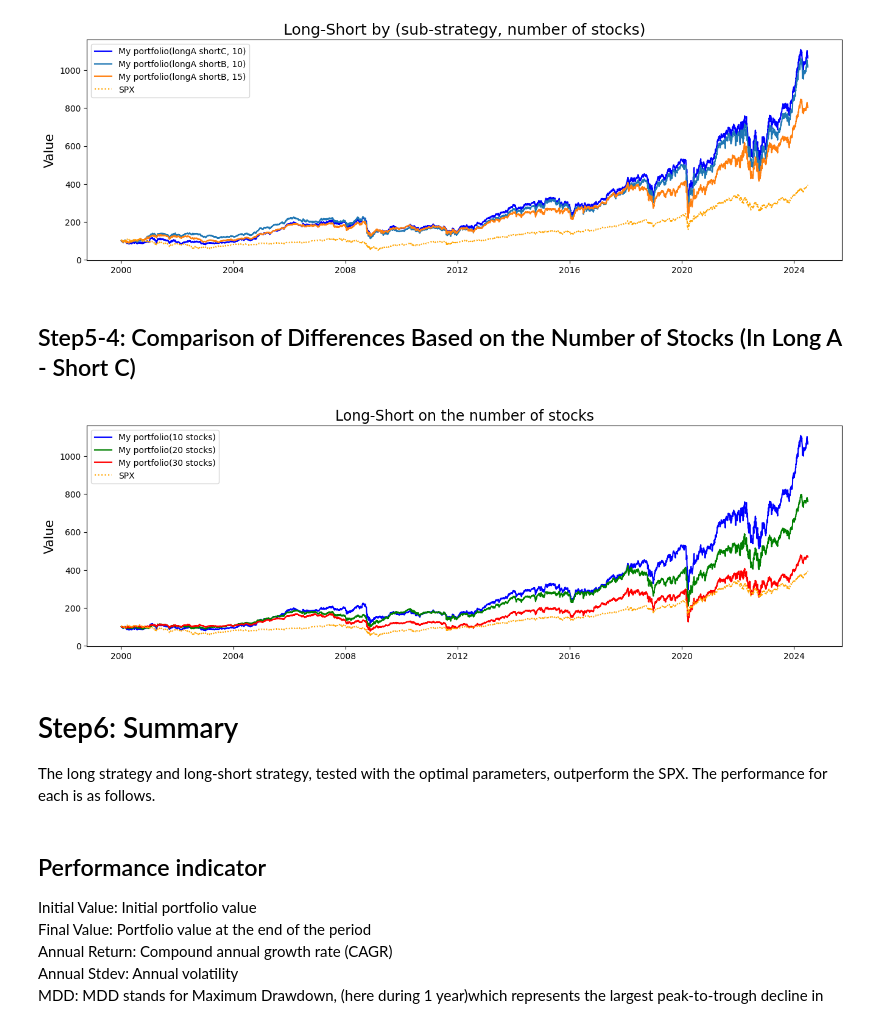
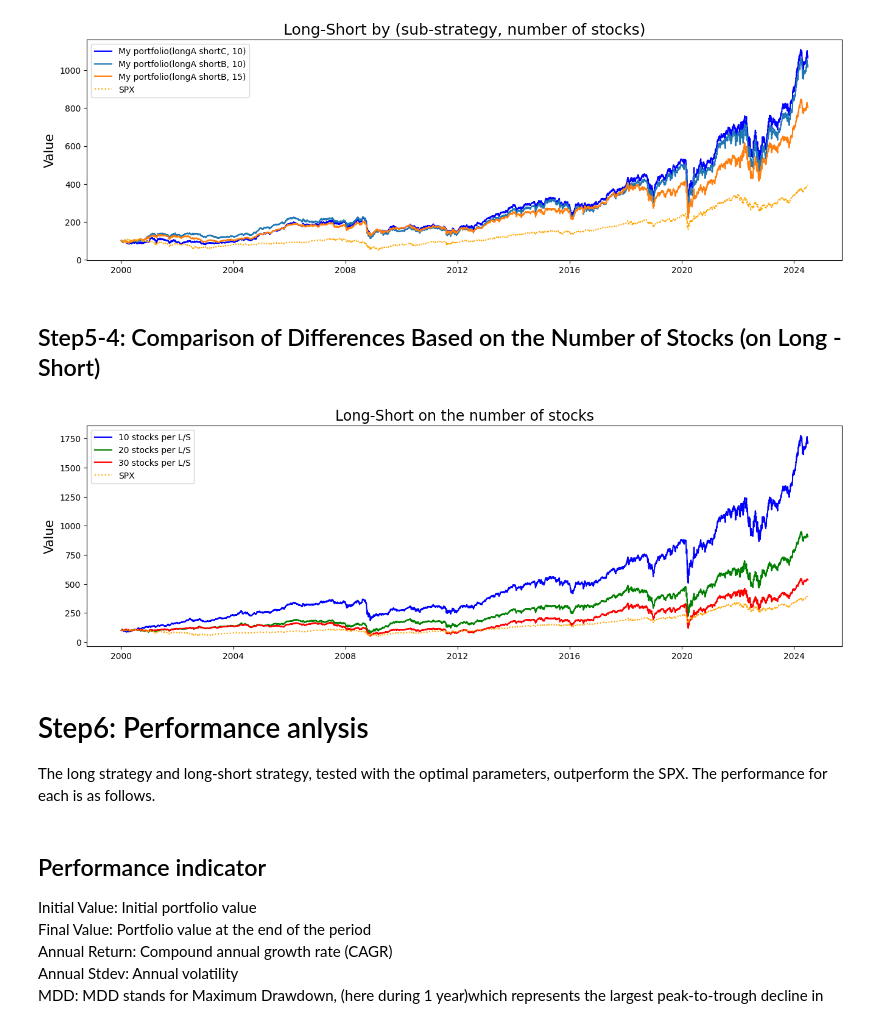
Before and after one commit to wisdomworker/Investments_2025, a Jupyter notebook: Inv_project_v2.ipynb, the cells around one changed output. Cells and saved outputs as stored; diff of their text form; code cells hidden in the pictures.

Commit message:
update comparison

```diff
--- a/Inv_project_v2.ipynb
+++ b/Inv_project_v2.ipynb
@@ -383,5 +331,4 @@ def Buyback_to_Cash_bottom_C(rebalance_quarter, how_many):
 # %%
-
 def backtest_longonly_top(daily_price, Strategy = 'C', initial_value = 100, fee=0.005, how_many=10):
 
     rebalance_day_list = list(pd.date_range('2000-01-01' ,'2024-07-01', freq = 'QS', tz=None))
@@ -390,7 +337,7 @@ def backtest_longonly_top(daily_price, Strategy = 'C', initial_value = 100, fee=
     start_day = daily_price.index[0]
 
     for i in range(len(rebalance_day_list)-1) :
-        # i=0
+
         end_day = rebalance_day_list[i+1] - pd.DateOffset(days=1)
 
         # get the long list
@@ -436,12 +383,6 @@ def backtest_longonly_top(daily_price, Strategy = 'C', initial_value = 100, fee=
     result.columns = [str(my_pf.index[0])[:10] + '_To_'+str(my_pf.index[-1])[:10]]
 
     return my_pf, result
-
-
-# initial_value = 100
-# fee=0.005
-# how_many=5
-# Strategy = 'A'
 
 def backtest_shortonly_bottom(daily_price, Strategy = 'C', initial_value = 100, fee=0.005, how_many=10):
 
@@ -492,7 +433,6 @@ def backtest_shortonly_bottom(daily_price, Strategy = 'C', initial_value = 100,
         start_day = my_pf_value.index[-1]
         my_pf = pd.concat([my_pf , my_pf_value.iloc[:]], axis = 0)
 
-    # my_pf.iloc[5900:]
     my_pf = my_pf + initial_value
 
     # Export the result of strategy
@@ -516,7 +456,7 @@ def backtest_shortonly_bottom(daily_price, Strategy = 'C', initial_value = 100,
 
 def backtest_longshort(daily_price, L_Strategy = 'C',S_Strategy = 'C', initial_value = 100, fee=0.005, how_many=10):
 
-    rebalance_day_list = list(pd.date_range('2005-06-30' ,'2024-07-01', freq = 'QS', tz=None))
+    rebalance_day_list = list(pd.date_range('2000-01-01' ,'2024-07-01', freq = 'QS', tz=None))
     my_long_pf = pd.DataFrame()
     my_short_pf = pd.DataFrame()
     strat_result_total = pd.DataFrame()
@@ -646,19 +586,17 @@ def backtest_sp500(daily_spx, initial_value = 100, fee=0.00):
     return index_pf, result
 
 
-
-# daily_spx2 = daily_sptop10.copy()
 def backtest_sptop10(daily_spx, initial_value = 100, fee=0.00):
 
     rebalance_day_list = list(pd.date_range('2005-06-30' ,'2024-07-01', freq = 'QS', tz=None))
     index_pf = pd.DataFrame()
-    start_day = daily_spx2.index[0]
+    start_day = daily_spx.index[0]
 
     for i in range(len(rebalance_day_list)-1) :
         # i=0
         end_day = rebalance_day_list[i+1] - pd.DateOffset(days=1)
 
-        port_data_index = daily_spx2[start_day:end_day]['SPtop10']
+        port_data_index = daily_spx[start_day:end_day]['SPtop10']
         index_value_backtested = (1 + port_data_index.pct_change().fillna(0)).cumprod(0) * initial_value
         index_pf_value = index_value_backtested.copy()
 
@@ -671,7 +609,7 @@ def backtest_sptop10(daily_spx, initial_value = 100, fee=0.00):
     index_pf = index_pf.reset_index().drop_duplicates(subset='index', keep='last').set_index('index')
 
     # Calculate the returns, std, sharpe
-    index_pf.columns = ['SPX_Value']
+    index_pf.columns = ['SPtop10']
     n = (index_pf.index[-1] - index_pf.index[0]).days/365
     Cum_Return = float((index_pf.iloc[-1] / index_pf.iloc[0])-1)
     My_Port_Return = float(  (index_pf.iloc[-1] / index_pf.iloc[0]) **(1/n) -1  )
@@ -924,27 +850,27 @@ plt.show()
 # %% [output]
 [figure]
 # %% [markdown]
-## Step5-4: Comparison of Differences Based on the Number of Stocks (In Long A - Short C)
+## Step5-4: Comparison of Differences Based on the Number of Stocks (on Long - Short)
 # %%
 my_pf_ls1, my_result_ls1 = backtest_longshort(daily_price, 'A', 'C', 100, 0.005, 10)
 my_pf_ls2, my_result_ls2 = backtest_longshort(daily_price, 'A', 'C', 100, 0.005, 20)
 my_pf_ls3, my_result_ls3 = backtest_longshort(daily_price, 'A', 'C', 100, 0.005, 30)
 
 # Compare Values between  strategies
 plt.figure(figsize=(16, 16))
 plt.subplot(3,1,1)
 plt.title('Long-Short on the number of stocks',fontsize=17)
 plt.ylabel('Value', fontsize = 15)
-plt.plot(my_pf_ls1, color = 'b', label = 'My portfolio(10 stocks)')
-plt.plot(my_pf_ls2, color='g',label = 'My portfolio(20 stocks)')
-plt.plot(my_pf_ls3, color='red', label = 'My portfolio(30 stocks)')
+plt.plot(my_pf_ls1, color = 'b', label = '10 stocks per L/S')
+plt.plot(my_pf_ls2, color='g',label = '20 stocks per L/S')
+plt.plot(my_pf_ls3, color='red', label = '30 stocks per L/S')
 plt.plot(spx, color = 'orange', linestyle = ':', label = 'SPX')
 plt.legend(loc = 'best')
 plt.show()
 # %% [output]
-[figure, old version]
+[figure, new version]
 # %% [markdown]
-# Step6: Summary
+# Step6: Performance anlysis
 
 The long strategy and long-short strategy, tested with the optimal parameters, outperform the SPX. The performance for each is as follows.
 # %%
```
Also changed, not shown: parts of 26 cells of this notebook.
